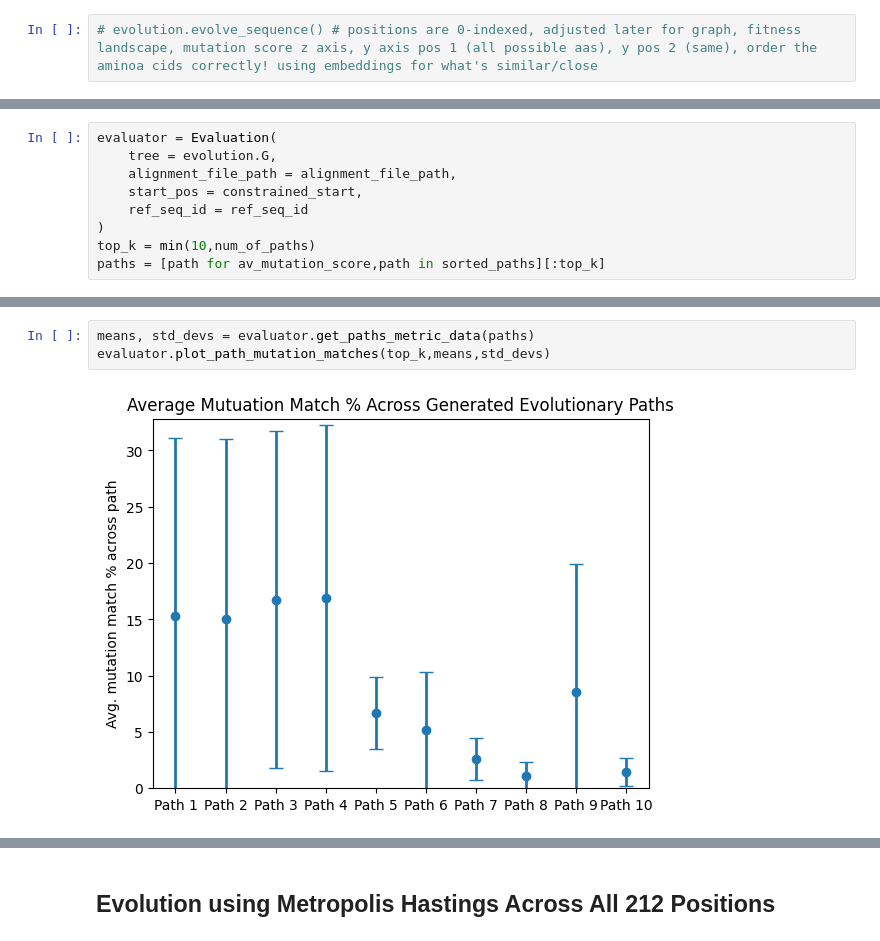
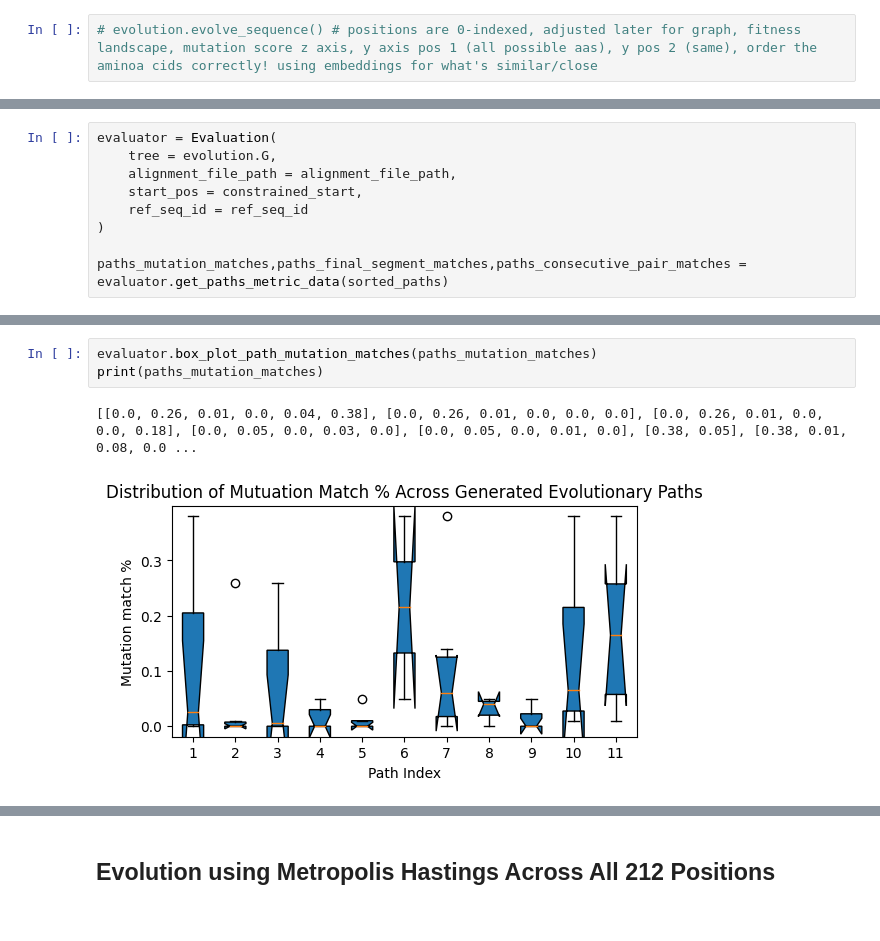
Before and after one commit to aubreyagub/esm2_for_fmdv, a Jupyter notebook: fmd-mh.ipynb, the cells around one changed output, grey strips where cells are left out. Saved outputs shown, nothing was run; the diff lists cells and outputs as text.

```diff
--- a/fmd-mh.ipynb
+++ b/fmd-mh.ipynb
@@ -125,5 +122,5 @@ evaluator = Evaluation(
     start_pos = constrained_start,
     ref_seq_id = ref_seq_id
 )
-top_k = min(10,num_of_paths)
-paths = [path for av_mutation_score,path in sorted_paths][:top_k]
+
+paths_mutation_matches,paths_final_segment_matches,paths_consecutive_pair_matches = evaluator.get_paths_metric_data(sorted_paths)
@@ -130,5 +145,6 @@ paths = [path for av_mutation_score,path in sorted_paths][:top_k]
-# %%
-means, std_devs = evaluator.get_paths_metric_data(paths)
-evaluator.plot_path_mutation_matches(top_k,means,std_devs)
-# %% [output]
-[figure, removed]
+# %%
+evaluator.box_plot_path_mutation_matches(paths_mutation_matches)
+print(paths_mutation_matches)
+# %% [output]
+[[0.0, 0.26, 0.01, 0.0, 0.04, 0.38], [0.0, 0.26, 0.01, 0.0, 0.0, 0.0], [0.0, 0.26, 0.01, 0.0, 0.0, 0.18], [0.0, 0.05, 0.0, 0.03, 0.0], [0.0, 0.05, 0.0, 0.01, 0.0], [0.38, 0.05], [0.38, 0.01, 0.08, 0.0 ...
+[figure, added]
```
Also changed, not shown: parts of 17 cells of this notebook.
